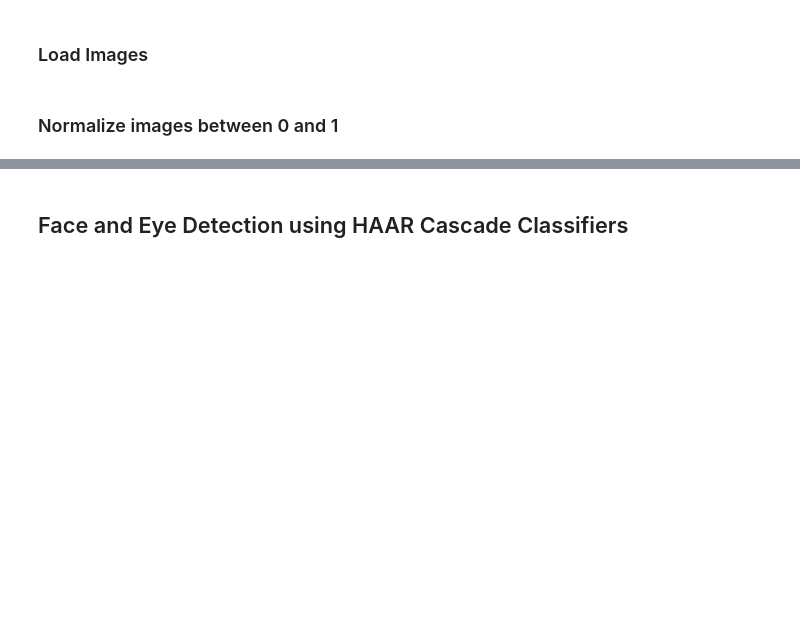
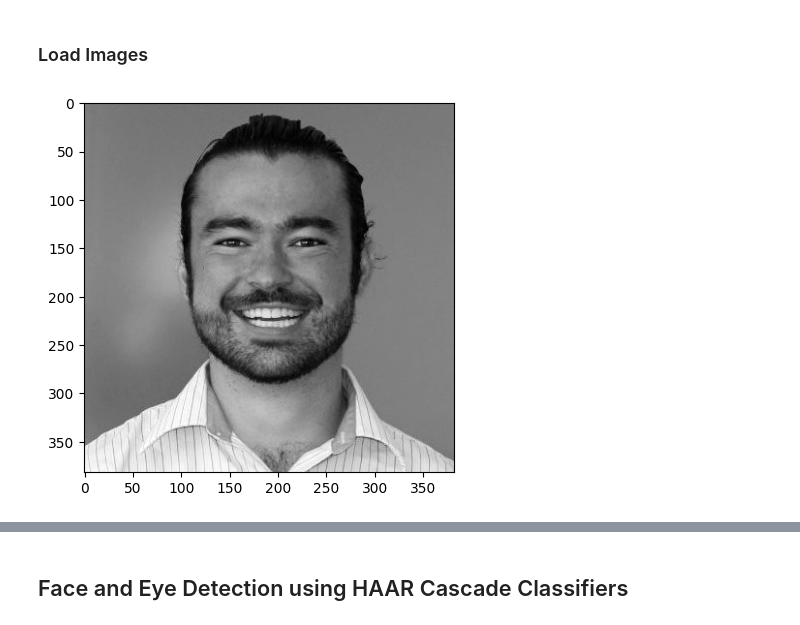
Before and after one commit to Morshedy22/Emotion-Detection, a Jupyter notebook: Main.ipynb, the cells around one changed output, grey strips where cells are left out. Saved outputs shown, nothing was run; the diff lists cells and outputs as text; code cells hidden in the pictures; blank space fills up the shorter version.

```diff
--- a/Main.ipynb
+++ b/Main.ipynb
@@ -79,4 +85,2 @@ for label in class_lables:
         train_image.append(img_gray)
         train_lables.append(label)
-# %% [markdown]
-### Normalize images between 0 and 1
@@ -85,0 +87,7 @@ train_image = train_image/255
+# %%
+img = cv2.imread("HappyImage.png")
+img_gray = rgb2gray(img);
+# %%
+plt.imshow(img_gray, cmap='gray');
+# %% [output]
+[figure, added]
```
Also changed, not shown: parts of 28 cells of this notebook, 4 other files.
